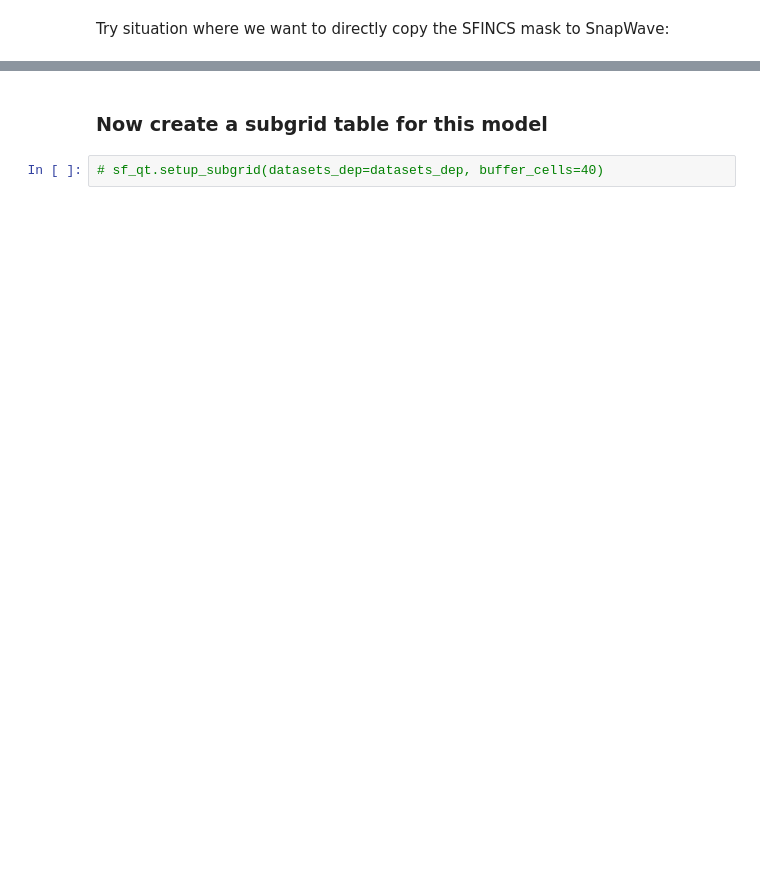
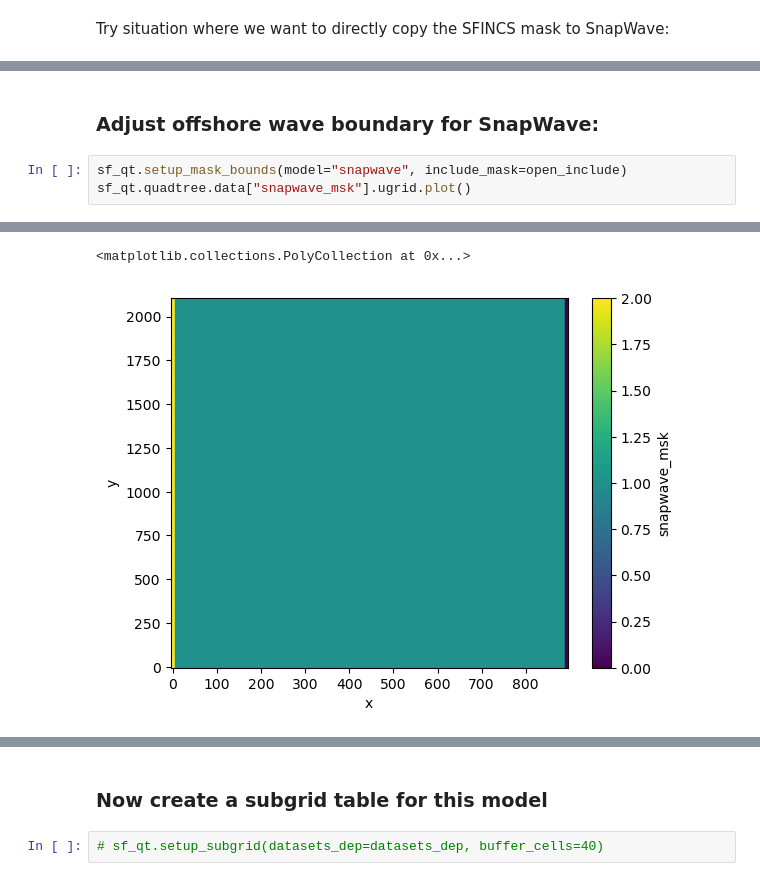
Before and after one commit to Deltares/hydromt_sfincs, a Jupyter notebook: examples/make_Duck_hydromt.ipynb, the cells around one changed output, grey strips where cells are left out. Drawn from its saved outputs; the diff is of its cells as text; blank space fills up the shorter version.

```diff
--- a/examples/make_Duck_hydromt.ipynb
+++ b/examples/make_Duck_hydromt.ipynb
@@ -274,0 +205,6 @@ sf_qt.quadtree.data["snapwave_msk"].ugrid.plot()
+# %% [markdown]
+### Adjust offshore wave boundary for SnapWave:
+# %%
+sf_qt.setup_mask_bounds(model="snapwave", include_mask=open_include)
+sf_qt.quadtree.data["snapwave_msk"].ugrid.plot()
+# %% [output]
@@ -275,3 +212,5 @@ sf_qt.quadtree.data["snapwave_msk"].ugrid.plot()
+<matplotlib.collections.PolyCollection at 0x...>
+[figure, added]
 # %%
 sf_qt.quadtree.data
 # %% [output]
```
Also changed, not shown: parts of 35 cells of this notebook, 11 other files.
